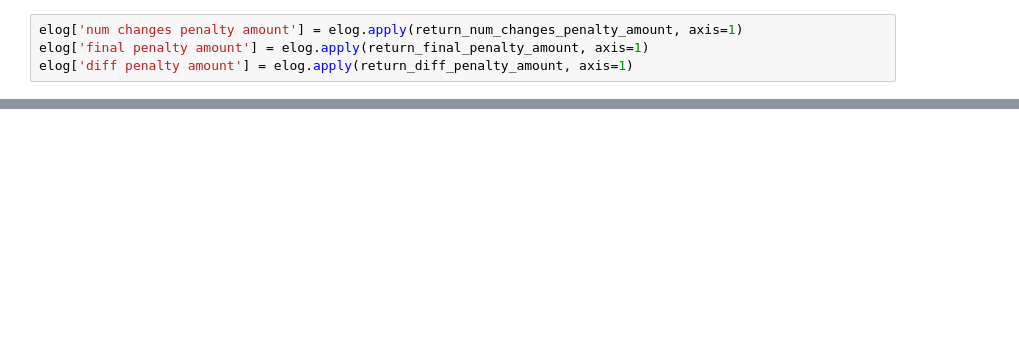
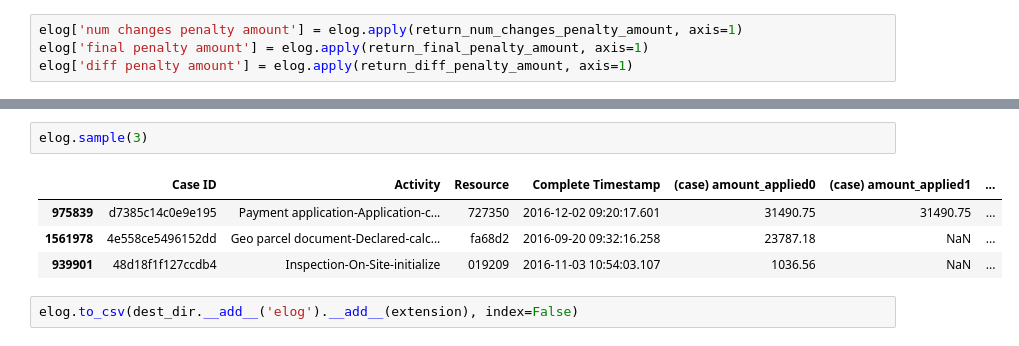
Before and after one commit to akbokha/EAGF-BPI2018, a Jupyter notebook: undesired_outcomes/pre_pred_processing.ipynb, the cells around one changed output, grey strips where cells are left out. Saved outputs shown, nothing was run; the diff lists cells and outputs as text; blank space fills up the shorter version.

```diff
--- a/undesired_outcomes/pre_pred_processing.ipynb
+++ b/undesired_outcomes/pre_pred_processing.ipynb
@@ -235,0 +380,9 @@ elog['penalty amount corrected'] = np.where(elog['final penalty amount'] >= 0, T
+# %%
+elog.sample(3)
+# %% [output]
+|  | Case ID | Activity | Resource | Complete Timestamp | (case) amount_applied0 | (case) amount_applied1 | ... |
+| 975839 | d7385c14c0e9e195 | Payment application-Application-c... | 727350 | 2016-12-02 09:20:17.601 | 31490.75 | 31490.75 | ... |
+| 1561978 | 4e558ce5496152dd | Geo parcel document-Declared-calc... | fa68d2 | 2016-09-20 09:32:16.258 | 23787.18 | NaN | ... |
+| 939901 | 48d18f1f127ccdb4 | Inspection-On-Site-initialize | 019209 | 2016-11-03 10:54:03.107 | 1036.56 | NaN | ... |
+# %%
+elog.to_csv(dest_dir.__add__('elog').__add__(extension), index=False)
```
Also changed, not shown: parts of 50 cells of this notebook.
